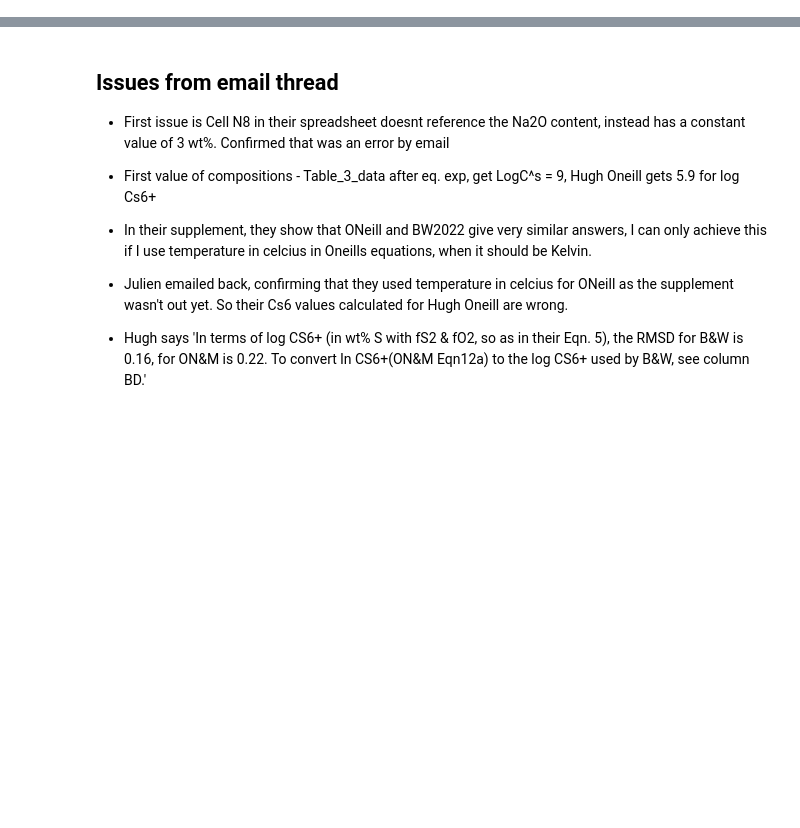
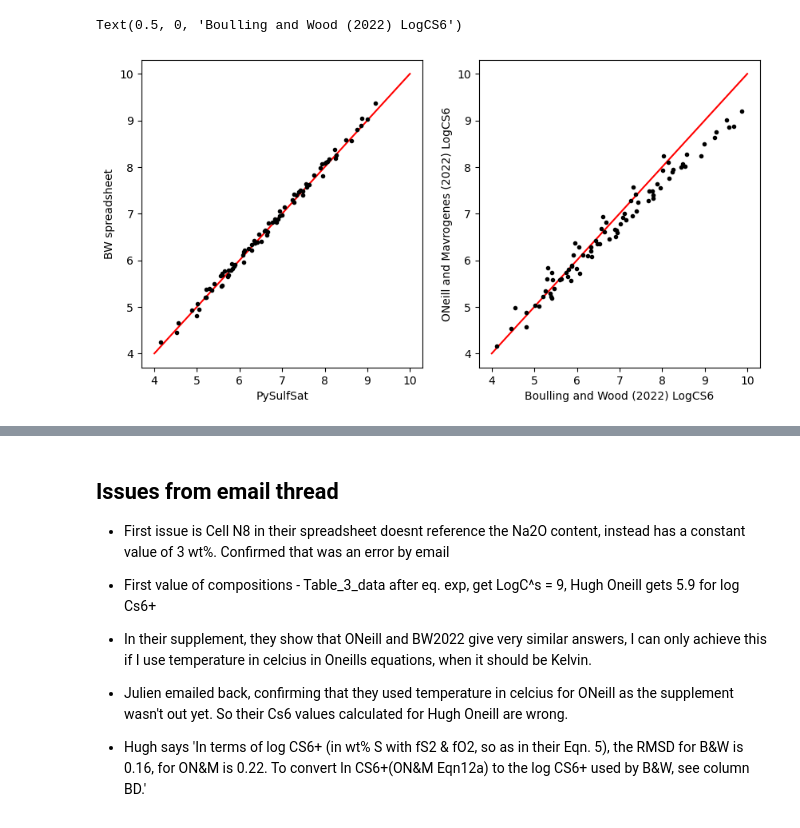
Before and after one commit to PennyWieser/PySulfSat, a Jupyter notebook: Benchmarking/Boullanger_Wood_2022/BW_2022.ipynb, the cells around one changed output, grey strips where cells are left out. Cells and saved outputs as stored; diff of their text form; code cells hidden in the pictures; blank space fills up the shorter version.

```diff
--- a/Benchmarking/Boullanger_Wood_2022/BW_2022.ipynb
+++ b/Benchmarking/Boullanger_Wood_2022/BW_2022.ipynb
@@ -4,0 +87,4 @@
+# %%
+df_J=ss.import_data('Major_Data_From_Jullien.xlsx',
+                    sheet_name='Feuil1')
+df_J.head()
@@ -4,0 +102,7 @@
+# %%
+BW_calc=ss.calculate_BW2022_CS6(df=df_J, T_K=df_J['T_K'])
+OM_calc=ss.calculate_OM2022_CS6(df=df_J, T_K=df_J['T_K'],
+                        Fe3Fet_Liq=0)
+OM_calc_celcius=ss.calculate_OM2022_CS6(df=df_J,
+                        T_K=df_J['T_K']-273.15,
+                        Fe3Fet_Liq=0)
@@ -4,0 +128,15 @@
+# %%
+fig, (ax1, ax2) = plt.subplots(1, 2, figsize=(10,5))
+ax1.plot([4, 10], [4, 10], '-r')
+ax1.plot(BW_calc['LogCS6_calc_BW22_format'],
+         df_J['Log CS single oxygen basis'], '.k')
+ax1.set_ylabel('BW spreadsheet')
+ax1.set_xlabel('PySulfSat')
+ax2.plot([4, 10], [4, 10], '-r')
+ax2.plot(OM_calc['LogCS6_calc_BW22_format'],
+         BW_calc['LogCS6_calc_BW22_format'], '.k')
+ax2.set_ylabel('ONeill and Mavrogenes (2022) LogCS6')
+ax2.set_xlabel('Boulling and Wood (2022) LogCS6')
+# %% [output]
+Text(0.5, 0, 'Boulling and Wood (2022) LogCS6')
+[figure, added]
```
Also changed, not shown: parts of 26 cells of this notebook, 12 other files.
